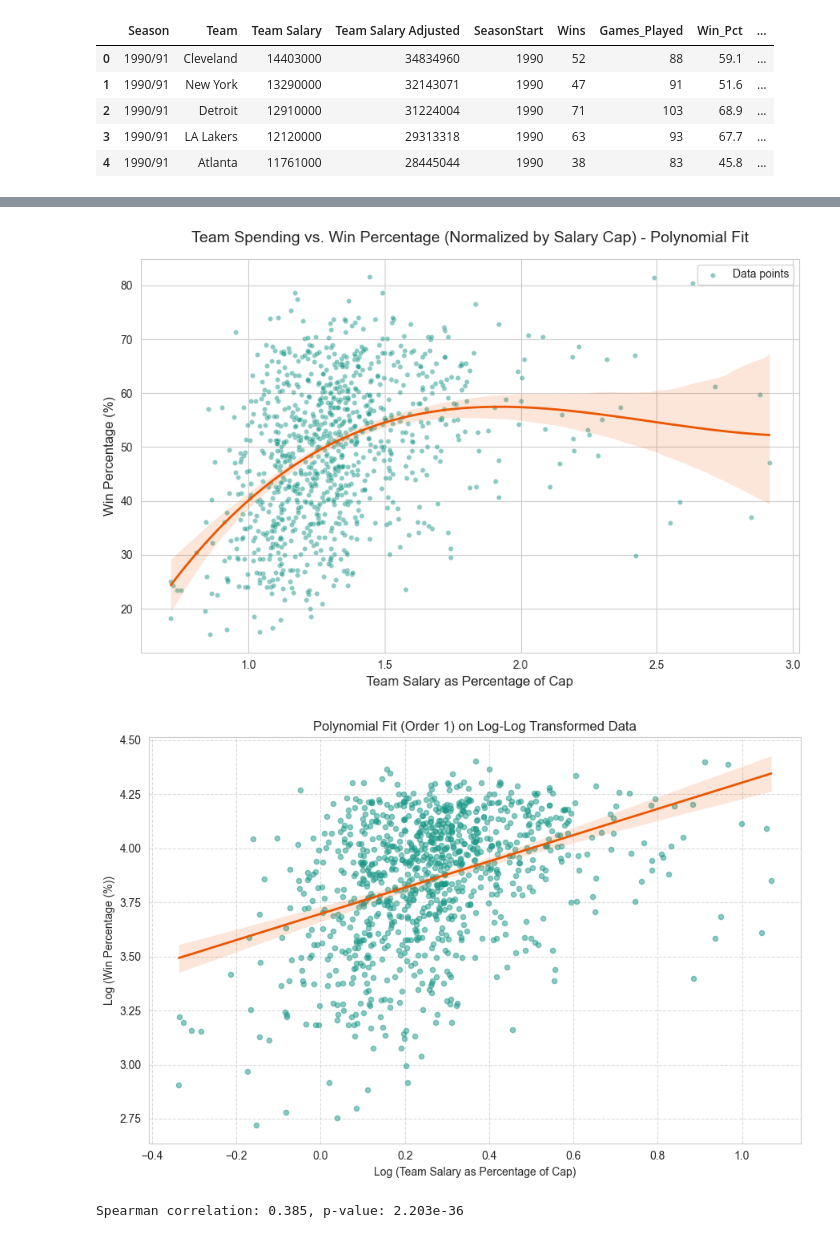
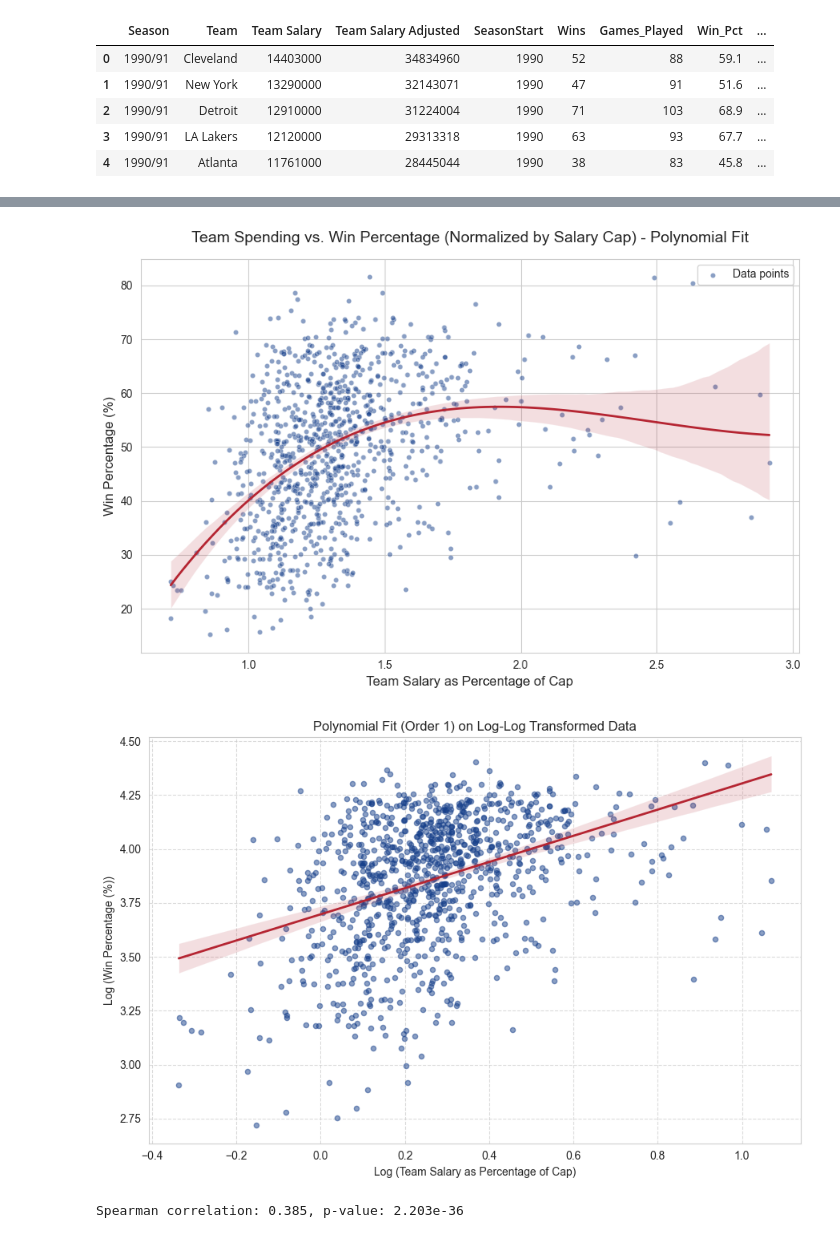
Before and after one commit to 5v3nn/uzh-esc403-data-science-project-nba, a Jupyter notebook: financial_influence.ipynb, the cells around one changed output, grey strips where cells are left out. Saved outputs shown, nothing was run; the diff lists cells and outputs as text; code cells hidden in the pictures.

Commit message:
changed colors on the plots

```diff
--- a/financial_influence.ipynb
+++ b/financial_influence.ipynb
@@ -903,7 +903,7 @@ sns.scatterplot(
     y="Win_Pct",
     alpha=0.5,
     s=20,
-    color="#1a9988", # Scatter point color
+    color="#17408b", # Scatter point color
     label="Data points" # Optional: label for legend
 )
 
@@ -915,7 +915,7 @@ sns.regplot(
     y="Win_Pct",
     order=3,  # Degree of the polynomial
     scatter=False,  # Don't replot scatter points
-    line_kws={"color": "#eb5600", "linewidth": 2}, # Regression line color and width
+    line_kws={"color": "#b52532", "linewidth": 2}, # Regression line color and width
     label="Polynomial Fit (Order 2)" # Optional: label for legend
 )
 
@@ -936,7 +936,7 @@ plt.tight_layout()
 plt.show()
 # ...existing code...
 # %% [output]
-[figure, old version]
+[figure, new version]
 # %%
 # ...existing code...
 import matplotlib.pyplot as plt
@@ -949,36 +949,36 @@ plot_data_log = salary_with_wins[
     (salary_with_wins['salary_pct_cap'] > 0) & (salary_with_wins['Win_Pct'] > 0)
 ]
 
 # Create new columns for the log-transformed data
 # Make a copy to avoid SettingWithCopyWarning when adding new columns
 plot_data_log = plot_data_log.copy()
 plot_data_log['log_salary_pct_cap'] = np.log(plot_data_log['salary_pct_cap'])
 plot_data_log['log_Win_Pct'] = np.log(plot_data_log['Win_Pct'])
 
 # --- Plotting the log-transformed data with a regression line ---
 plt.figure(figsize=(9, 6)) # Adjusted figure size for better readability
 
 # Define the order of the polynomial you want to fit to the log-transformed data
 poly_order = 1 # Example: 1 for linear, 2 for quadratic, 3 for cubic
 
 sns.regplot(
     data=plot_data_log,
     x='log_salary_pct_cap',
     y='log_Win_Pct',
     order=poly_order,  # You can change this order
-    scatter_kws={'alpha': 0.5, 's': 20, "color": "#1a9988"}, # Scatter plot aesthetics
-    line_kws={"color": "#eb5600", "linewidth": 2}           # Regression line aesthetics
+    scatter_kws={'alpha': 0.5, 's': 20, "color": "#17408b"}, # Scatter plot aesthetics
+    line_kws={"color": "#b52532", "linewidth": 2}           # Regression line aesthetics
 )
 
 plt.xlabel("Log (Team Salary as Percentage of Cap)")
 plt.ylabel("Log (Win Percentage (%))")
 plt.title(f"Polynomial Fit (Order {poly_order}) on Log-Log Transformed Data")
 plt.grid(True, linestyle='--', alpha=0.7)
 plt.tight_layout()
 plt.show()
 # ...existing code...
 # %% [output]
-[figure, old version]
+[figure, new version]
 # %%
 corr, pval = spearmanr(salary_with_wins["salary_pct_cap"], salary_with_wins["Win_Pct"])
 print(f"Spearman correlation: {corr:.3f}, p-value: {pval:.3e}")
```
Also changed, not shown: parts of 4 cells of this notebook.
